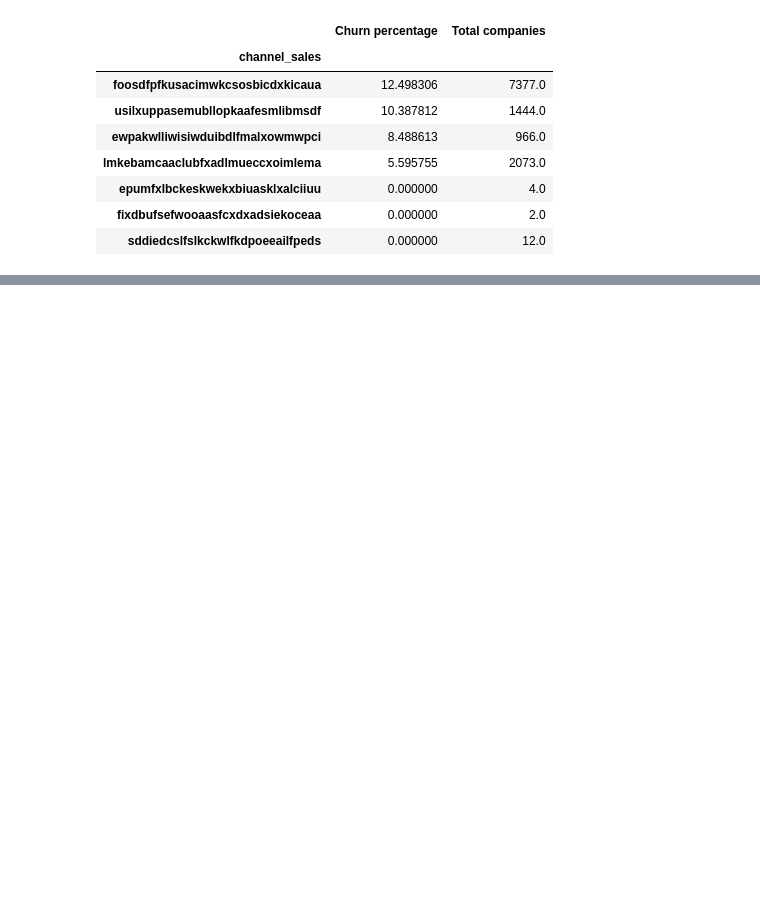
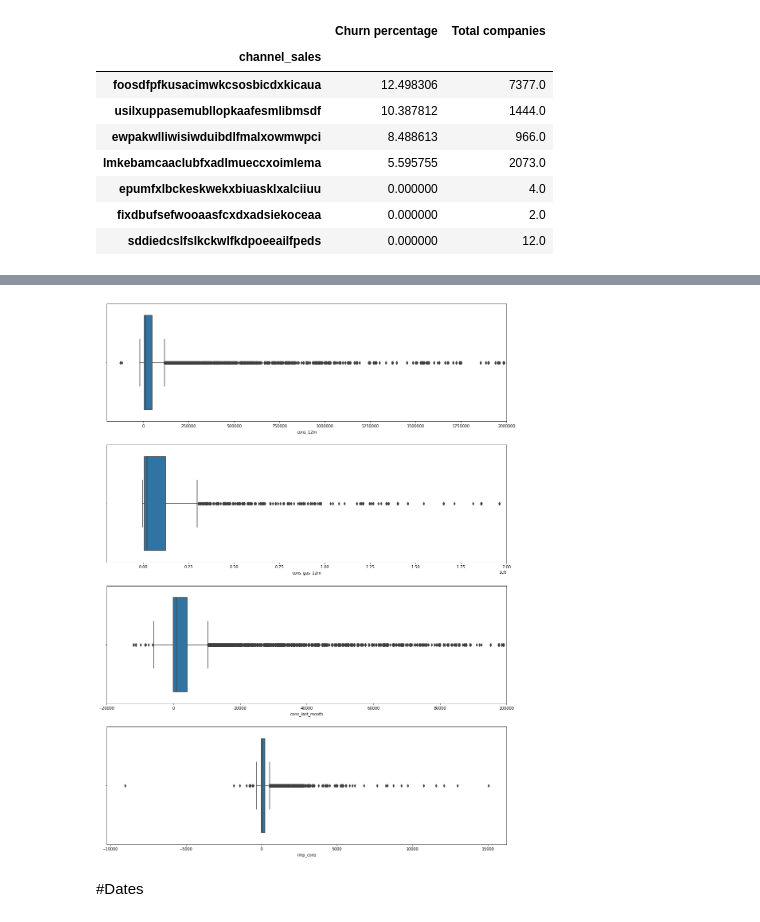
Before and after one commit to shrayanshyadav/DS_Q, a Jupyter notebook: BCG.ipynb, the cells around one changed output, grey strips where cells are left out. Cells and saved outputs as stored; diff of their text form; code cells hidden in the pictures; blank space fills up the shorter version.

```diff
--- a/BCG.ipynb
+++ b/BCG.ipynb
@@ -279,0 +349,19 @@ consumption = train[["id","cons_12m", "cons_gas_12m","cons_last_month", "imp_con
+# %%
+ fig, axs = plt.subplots(nrows=4, figsize=(18,25))
+# Plot histogram
+sns.boxplot(consumption["cons_12m"], ax=axs[0])
+sns.boxplot(consumption[consumption["has_gas"] == "t"]["cons_gas_12m"], ax=axs[1])
+sns.boxplot(consumption["cons_last_month"], ax=axs[2])
+sns.boxplot(consumption["imp_cons"], ax=axs[3])
+# Remove scientific notation
+for ax in axs:
+  ax.ticklabel_format(style='plain', axis='x')
+  # Set x-axis limit
+  axs[0].set_xlim(-200000, 2000000)
+  axs[1].set_xlim(-200000, 2000000)
+  axs[2].set_xlim(-20000, 100000)
+  plt.show()
+# %% [output]
+[figure, added]
+# %% [markdown]
+#Dates
```
Also changed, not shown: parts of 69 cells of this notebook.
